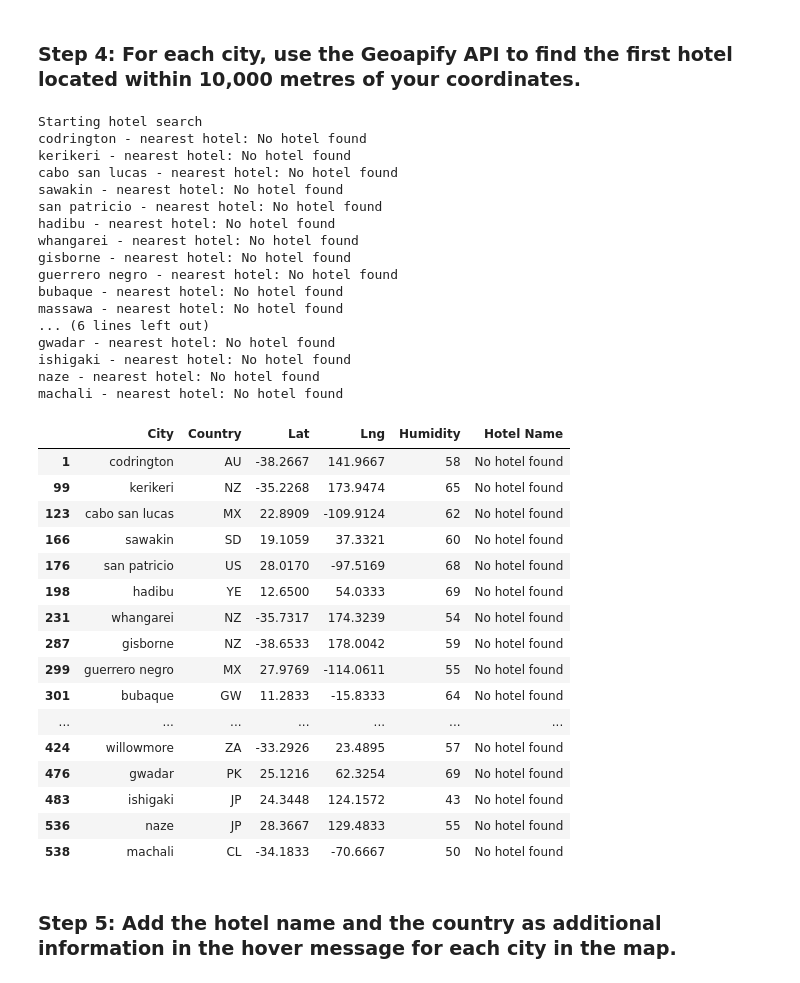
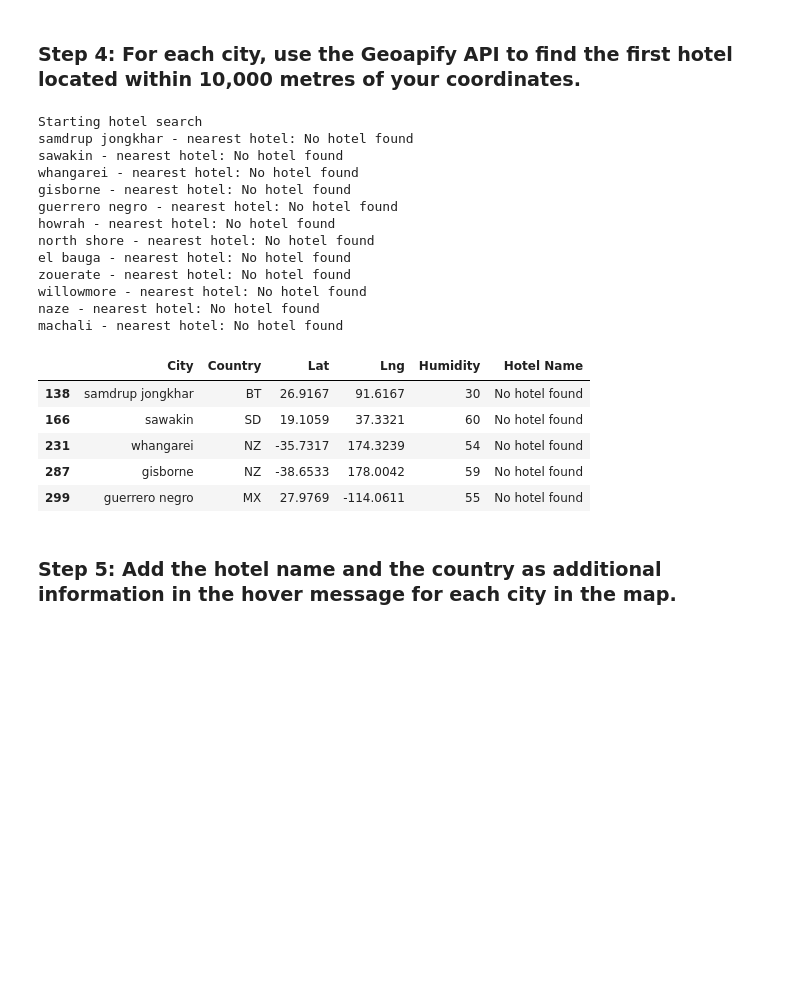
Before and after one commit to Goldfiinch/python-api-challenge, a Jupyter notebook: Starter_Code/starter_code/VacationPy(complete).ipynb, the cells around one changed output. Cells and saved outputs as stored; diff of their text form; code cells hidden in the pictures; blank space fills up the shorter version.

```diff
--- a/Starter_Code/starter_code/VacationPy(complete).ipynb
+++ b/Starter_Code/starter_code/VacationPy(complete).ipynb
@@ -58,12 +55,12 @@ map_plot_1
 #ideal_cities = (city_data_df["Max Temp"] >= 65) & (city_data_df["Max Temp"] <= 85)
 
 #ideal_cities = city_data_df.query('Max Temp > 65 and Humidity < 70')
-ideal_cities = city_data_df.loc[(city_data_df["Max Temp"] > 60)
-                                & (city_data_df["Max Temp"] < 80)
-                                & (city_data_df["Humidity"] < 70)
-                                & (city_data_df["Humidity"] > 40)
-                                & (city_data_df["Cloudiness"] < 50)
-                                & (city_data_df["Wind Speed"] < 15)]
+ideal_cities = city_data_df.loc[(city_data_df["Max Temp"] >= 60)
+                                & (city_data_df["Max Temp"] <= 80)
+                                & (city_data_df["Humidity"] <= 60)
+                                & (city_data_df["Humidity"] >= 30)
+                                & (city_data_df["Cloudiness"] <= 50)
+                                & (city_data_df["Wind Speed"] <= 10)]
 # Drop any rows with null values
 ideal_cities.dropna(inplace = True)
 
@@ -125,10 +114,8 @@ hotel_df
 # %%
 # Set parameters to search for a hotel
 radius = 10000
-params = {
-    "categories": "accommodation.hotel",
-    "apiKey": geoapify_key,
-}
+params = {'categories':'accommodation.hotel',
+         'apiKey':geoapify_key}
 
 # Print a message to follow up the hotel search
 print("Starting hotel search")
@@ -136,70 +123,54 @@ print("Starting hotel search")
 # Iterate through the hotel_df DataFrame
 for index, row in hotel_df.iterrows():
     # get latitude, longitude from the DataFrame
+    lon = row['Lng']
     lat = row['Lat']
-    lng = row['Lng']
 
     # Add filter and bias parameters with the current city's latitude and longitude to the params dictionary
-    params["filter"] = f"circle:{lng},{lat},{radius}"
-    params["bias"] = f"proximity:{lng},{lat}"
+    params["filter"] = f'circle:{lon},{lat},{radius}'
+    params["bias"] = f'proximity:{lon},{lat}'
 
     # Set base URL
     base_url = "https://api.geoapify.com/v2/places"
-
 
     # Make and API request using the params dictionaty
     name_address = requests.get(base_url, params=params)
 
     # Convert the API response to JSON format
     name_address = name_address.json()
 
     # Grab the first hotel from the results and store the name in the hotel_df DataFrame
     try:
         hotel_df.loc[index, "Hotel Name"] = name_address["features"][0]["properties"]["name"]
     except (KeyError, IndexError):
-        # If no hotel is found, set the hotel name as "No hotel found".
+#         # If no hotel is found, set the hotel name as "No hotel found".
         hotel_df.loc[index, "Hotel Name"] = "No hotel found"
 
-    # Log the search results
+#     # Log the search results
     print(f"{hotel_df.loc[index, 'City']} - nearest hotel: {hotel_df.loc[index, 'Hotel Name']}")
 
-# Display sample data
-hotel_df
+# # Display sample data
+hotel_df.head()
 # %% [output]
 Starting hotel search
-codrington - nearest hotel: No hotel found
-kerikeri - nearest hotel: No hotel found
-cabo san lucas - nearest hotel: No hotel found
+samdrup jongkhar - nearest hotel: No hotel found
 sawakin - nearest hotel: No hotel found
-san patricio - nearest hotel: No hotel found
-hadibu - nearest hotel: No hotel found
 whangarei - nearest hotel: No hotel found
 gisborne - nearest hotel: No hotel found
 guerrero negro - nearest hotel: No hotel found
-bubaque - nearest hotel: No hotel found
-massawa - nearest hotel: No hotel found
-... (6 lines left out)
-gwadar - nearest hotel: No hotel found
-ishigaki - nearest hotel: No hotel found
+howrah - nearest hotel: No hotel found
+north shore - nearest hotel: No hotel found
+el bauga - nearest hotel: No hotel found
+zouerate - nearest hotel: No hotel found
+willowmore - nearest hotel: No hotel found
 naze - nearest hotel: No hotel found
 machali - nearest hotel: No hotel found
 |  | City | Country | Lat | Lng | Humidity | Hotel Name |
-| 1 | codrington | AU | -38.2667 | 141.9667 | 58 | No hotel found |
-| 99 | kerikeri | NZ | -35.2268 | 173.9474 | 65 | No hotel found |
-| 123 | cabo san lucas | MX | 22.8909 | -109.9124 | 62 | No hotel found |
+| 138 | samdrup jongkhar | BT | 26.9167 | 91.6167 | 30 | No hotel found |
 | 166 | sawakin | SD | 19.1059 | 37.3321 | 60 | No hotel found |
-| 176 | san patricio | US | 28.0170 | -97.5169 | 68 | No hotel found |
-| 198 | hadibu | YE | 12.6500 | 54.0333 | 69 | No hotel found |
 | 231 | whangarei | NZ | -35.7317 | 174.3239 | 54 | No hotel found |
 | 287 | gisborne | NZ | -38.6533 | 178.0042 | 59 | No hotel found |
 | 299 | guerrero negro | MX | 27.9769 | -114.0611 | 55 | No hotel found |
-| 301 | bubaque | GW | 11.2833 | -15.8333 | 64 | No hotel found |
-| ... | ... | ... | ... | ... | ... | ... |
-| 424 | willowmore | ZA | -33.2926 | 23.4895 | 57 | No hotel found |
-| 476 | gwadar | PK | 25.1216 | 62.3254 | 69 | No hotel found |
-| 483 | ishigaki | JP | 24.3448 | 124.1572 | 43 | No hotel found |
-| 536 | naze | JP | 28.3667 | 129.4833 | 55 | No hotel found |
-| 538 | machali | CL | -34.1833 | -70.6667 | 50 | No hotel found |
 # %% [markdown]
 ### Step 5: Add the hotel name and the country as additional information in the hover message for each city in the map.
 # %%
```
Also changed, not shown: parts of 4 cells of this notebook.
